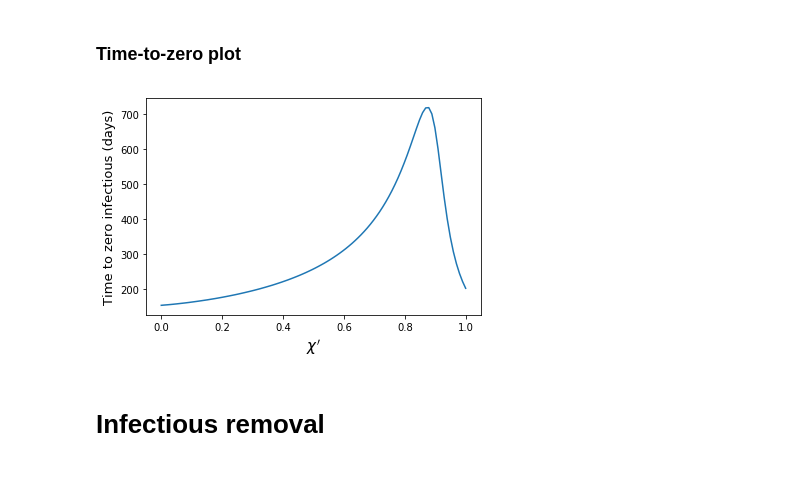
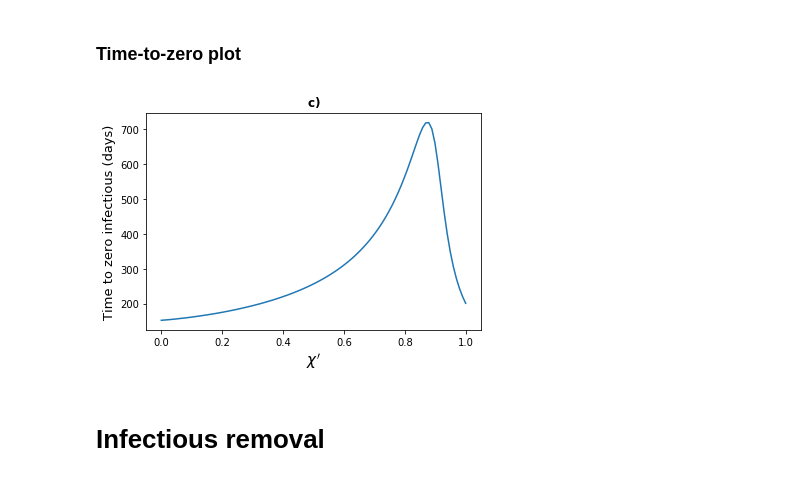
Before and after one commit to daniele-proverbio/assessing_strategies, a Jupyter notebook: Assessing_suppression_measures.ipynb, the cells around one changed output. Saved outputs shown, nothing was run; the diff lists cells and outputs as text; code cells hidden in the pictures.

```diff
--- a/Assessing_suppression_measures.ipynb
+++ b/Assessing_suppression_measures.ipynb
@@ -66,10 +66,10 @@ def delay_seir_model(init_vals, params, t):
 def seir_model_with_soc_dist(init_vals, params, t):
     S_0, E_0, I_0, R_0 = init_vals
     S, E, I, R = [S_0], [E_0], [I_0], [R_0]
-    alpha, beta, gamma, rho1 = params
+    alpha, beta, gamma, rho1, tau = params
     dt = t[1] - t[0]
     for _ in t[1:]:
-        if len(E)<10/dt:
+        if len(E)<tau:
             next_S = S[-1] - (beta*S[-1]*I[-1])*dt
             next_E = E[-1] + (beta*S[-1]*I[-1] - alpha*E[-1])*dt
         else:
@@ -88,12 +88,12 @@ def identify_and_remove_asymptomatic_seir_model(init_vals, params, t):
     S_0, E_0, I_0, R_0, P_0 = init_vals
     Q_0 = 0
     S, E, I, R, P, Q = [S_0], [E_0], [I_0], [R_0], [P_0], [Q_0]
-    alpha, beta, gamma, mu, rho, x, y = params
+    alpha, beta, gamma, mu, rho, x, y, tau = params
     dt = t[1] - t[0]
     for _ in t[1:]:
         next_S = S[-1] - (rho*beta*S[-1]*I[-1] + mu*S[-1])*dt
 
-        if len(E)<10/dt:
+        if len(E)<tau:
             next_E = E[-1] + (rho*beta*S[-1]*I[-1] - alpha*E[-1])*dt
             next_I = I[-1] + (alpha*E[-1] - gamma*I[-1])*dt
             next_Q = Q[-1]
@@ -115,12 +115,12 @@ def identify_and_remove_infectious_seir_model(init_vals, params, t):
     S_0, E_0, I_0, R_0, P_0 = init_vals
     Q_0 = 0
     S, E, I, R, P, Q = [S_0], [E_0], [I_0], [R_0], [P_0], [Q_0]
-    alpha, beta, gamma, mu, rho, eta = params
+    alpha, beta, gamma, mu, rho, eta, tau = params
     dt = t[1] - t[0]
     for _ in t[1:]:
         next_S = S[-1] - (rho*beta*S[-1]*I[-1] + mu*S[-1])*dt
 
-        if len(E)<10/dt:
+        if len(E)<tau:
             next_E = E[-1] + (rho*beta*S[-1]*I[-1] - alpha*E[-1])*dt
             next_I = I[-1] + (alpha*E[-1] - gamma*I[-1])*dt
             next_Q = Q[-1]
@@ -142,10 +142,10 @@ def protection_seir_model(init_vals, params, t):     #protection
     S_0, E_0, I_0, R_0 = init_vals
     P_0 = 0
     S, E, I, R, P = [S_0], [E_0], [I_0], [R_0], [P_0]
-    alpha, beta, gamma, mu = params
+    alpha, beta, gamma, mu, tau = params
     dt = t[1] - t[0]
     for _ in t[1:]:
-        if len(E)<10/dt:
+        if len(E)<tau:
             next_S = S[-1] - (beta*S[-1]*I[-1])*dt
             next_P = P[-1]
         else:
@@ -204,6 +235,7 @@ beta = 0.85     # average contact rate [beta = R0*gamma; R0 = 2.5 (Hellewell, 20
 gamma = 0.34    # mean infectious period = 2.9 (Kucharski,2020)
 rho = 1         # social distancing (to control contact rate )    #0.56 to get R_0=2.5, as many predictions do
 mu = 0.0        # removal rate
+tau = [10/dt, 15/dt, 20/dt, 25/dt]
 ics = np.linspace(0, 1, 100)    #percentage of asymptomatic correctly identified and removed (detection accuracy)
 ypsilon = np.linspace(0, 1, 100) #sensitivity of the tests to get asymptomatic (testing accuracy)
 # %%
@@ -220,7 +252,7 @@ starting = 600
 zero_infectious_position = np.zeros(100)
 
 for k in range(len(ics)):
-    params_identify_exposed = alpha, beta, gamma, mu, rho, ics[k], 1
+    params_identify_exposed = alpha, beta, gamma, mu, rho, ics[k], 1, tau[0]
     results_identify_exposed = identify_and_remove_asymptomatic_seir_model(init_vals[:5], params_identify_exposed, t)
     maximus[k]=max(results_identify_exposed.T[2])
     maximus_total[k]=max(results_identify_exposed.T[2]+results_identify_exposed.T[1])
@@ -336,18 +481,19 @@ a.savefig("/Users/daniele.proverbio/python-workspace/PhD/covid-19/AssessingSuppr
 # %%
 # considering chi (plot)
 
 #data_zero_infectious = [1428,1555,1720,1954,2297,2838]
 
 
 fig_time = plt.figure()
 plot(ics,zero_infectious_position*dt)
 
+plt.title("$\\bf{c)}$")
 xlabel("$\\chi'$",fontsize=15)
 ylabel("Time to zero infectious (days)",fontsize=13)
 
-fig_time.savefig("/Users/daniele.proverbio/python-workspace/PhD/covid-19/AssessingSuppressionMeasures/plots_covid/chi_tests.pdf",bbox_inches = "tight",transparent=True)
+fig_time.savefig("/Users/daniele.proverbio/python-workspace/PhD/covid-19/AssessingSuppressionMeasures/plots_covid/chi_tests.eps", format='eps', dpi=600)
 # %% [output]
-[figure, old version]
+[figure, new version]
 # %% [markdown]
 # Infectious removal
 # %%
```
Also changed, not shown: parts of 82 cells of this notebook.
